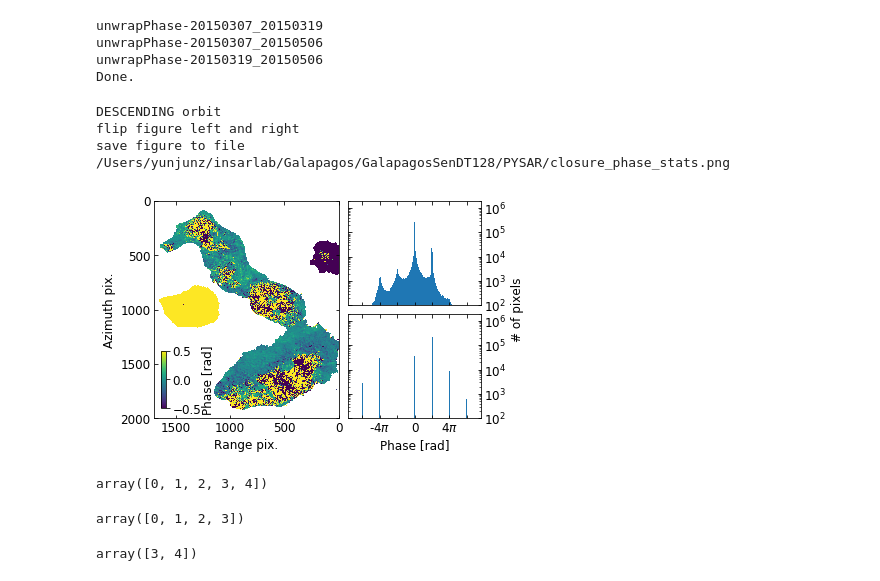
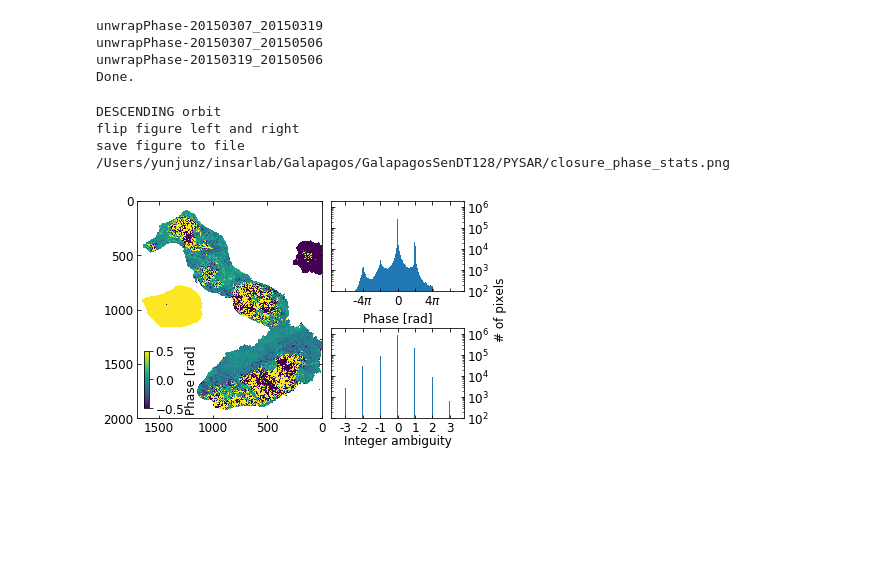
Before and after one commit to geodesymiami/Yunjun_et_al-2019-MintPy, a Jupyter notebook: Fig_02_closure_phase.ipynb, the cells around one changed output. Saved outputs shown, nothing was run; the diff lists cells and outputs as text; code cells hidden in the pictures; blank space fills up the shorter version.

Commit message:
update tempCoh and closurePhase

```diff
--- a/Fig_02_closure_phase.ipynb
+++ b/Fig_02_closure_phase.ipynb
@@ -69,45 +69,49 @@ im = ax1.imshow(closure_phase, cmap=plt.cm.get_cmap('viridis', lut=256), vmin=-1
 # axis format
 pp.auto_flip_direction(stack_obj.metadata, ax1)
 ax1.tick_params(which='both', direction='in', labelsize=font_size, bottom=True, top=True, left=True, right=True)
-ax1.set_xlabel('Range pix.', fontsize=font_size)
-ax1.set_ylabel('Azimuth pix.', fontsize=font_size)
+#ax1.set_xlabel('Range pix.', fontsize=font_size)
+#ax1.set_ylabel('Azimuth pix.', fontsize=font_size)
 ax1.set_ylim(length+0.5, 0.5)
 ax1.yaxis.set_major_locator(ticker.LinearLocator(5))
 # colorbar
 cax = fig.add_axes([0.16, 0.16, 0.01, 0.2])
 cbar = plt.colorbar(im, cax=cax, ticks=[-vlim, 0, vlim])
 cbar.ax.tick_params(labelsize=font_size)
 cbar.set_label('Phase [rad]', fontsize=font_size, labelpad=-0.1)
 
 # subplots 2 & 3
 xmax = 24
 ax2.hist(closure_phase[mask].flatten(),     range=(-1*xmax, xmax), bins=xmax*20, log=True);
-ax3.hist(int_closure_phase[mask].flatten(), range=(-1*xmax, xmax), bins=xmax*8, log=True);
+#ax3.hist(int_closure_phase[mask].flatten(), range=(-1*xmax, xmax), bins=xmax*8, log=True);
+bins = np.arange(-24.11, -0.1, 0.2).tolist() + np.arange(0.1, 24, 0.2).tolist()
+ax3.hist(int_closure_phase[mask].flatten(), range=(-1*xmax, xmax), bins=bins, log=True);
+
 # axis format
 for ax in [ax2, ax3]:
     ax.set_xlim([-xmax, xmax])
     ax.set_ylim([1e2, 2e6])
     ax.set_xticks([-6*np.pi, -4*np.pi, -2*np.pi, 0, 2*np.pi, 4*np.pi, 6*np.pi])
     ax.yaxis.tick_right()
     ax.yaxis.set_major_locator(ticker.LogLocator(base=10.0, numticks=15))
     ax.yaxis.set_minor_locator(ticker.LogLocator(base=10.0, numticks=15, subs=(0.1,0.2,0.3,0.4,0.5,0.6,0.7,0.8,0.9)))
     ax.yaxis.set_minor_formatter(ticker.NullFormatter())
     ax.tick_params(which='both', direction='in', labelsize=font_size, bottom=True, top=True, left=True, right=True)
 
-ax2.set_xticklabels([])
-#ax3.set_xticklabels([r'-6$\pi$', r'-4$\pi$', r'-2$\pi$', '0', r'2$\pi$', r'4$\pi$', r'6$\pi$'])
-ax3.set_xticklabels(['', r'-4$\pi$', '', '0', '', r'4$\pi$', ''])
-ax3.set_xlabel('Phase [rad]', fontsize=font_size)
+#ax2.set_xticklabels([])
+ax2.set_xticklabels(['', r'-4$\pi$', '', '0', '', r'4$\pi$', ''])
+ax2.set_xlabel('Phase [rad]', fontsize=font_size)
+ax3.set_xticklabels(['-3', '-2', '-1', '0', '1', '2', '3'])
+ax3.set_xlabel('Integer ambiguity', fontsize=font_size, labelpad=0)
 pp.set_shared_ylabel([ax2, ax3], '# of pixels', font_size=font_size, position='right', labelpad=1)
-fig.subplots_adjust(wspace=0.03, hspace=0.08)
+fig.subplots_adjust(wspace=0.03, hspace=0.4)
 
 # output
 out_file = os.path.join(work_dir, 'closure_phase_stats.png')
 plt.savefig(out_file, bbox_inches='tight', transparent=True, dpi=fig_dpi)
 print('save figure to file', out_file)
 plt.show()
 # %% [output]
 DESCENDING orbit
 flip figure left and right
 save figure to file /Users/yunjunz/insarlab/Galapagos/GalapagosSenDT128/PYSAR/closure_phase_stats.png
-[figure, old version]
+[figure, new version]
@@ -116,12 +117,0 @@ x = np.arange(5)
-# %%
-x
-# %% [output]
-array([0, 1, 2, 3, 4])
-# %%
-x[:4]
-# %% [output]
-array([0, 1, 2, 3])
-# %%
-x[3:]
-# %% [output]
-array([3, 4])
```
Also changed, not shown: parts of 1 cell of this notebook, 1 other file.
